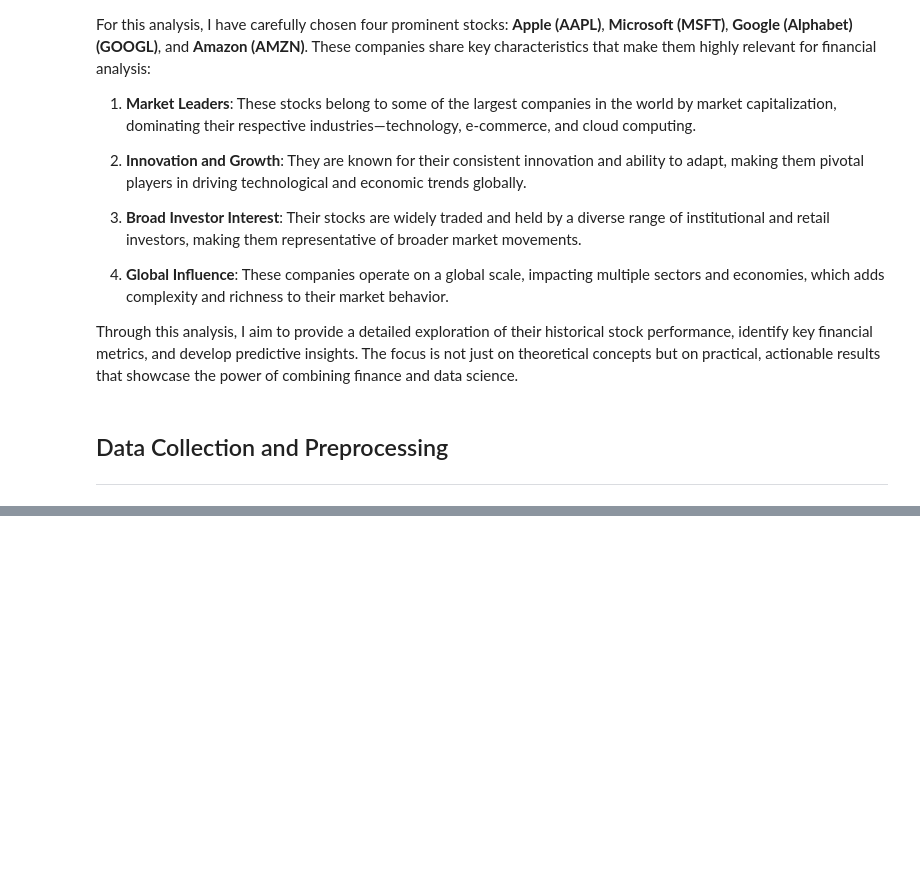
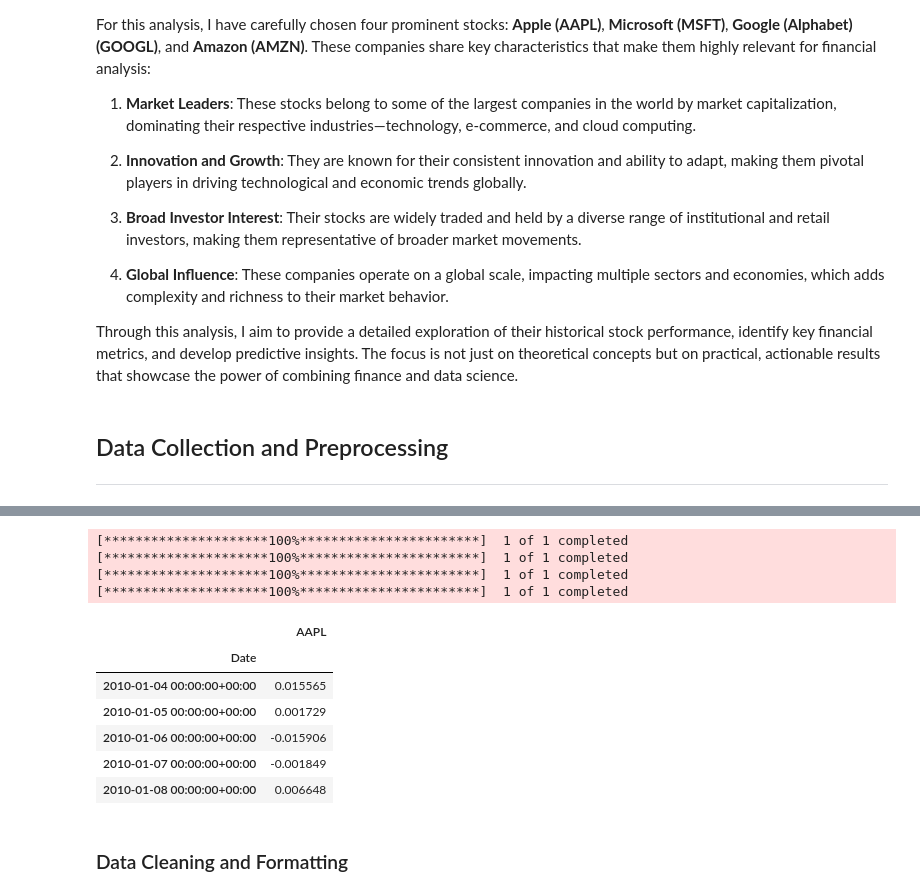
Before and after one commit to TeslimAdeyanju/6-Portfolio-Exploring-Financial-Market-Trends-Analysis, a Jupyter notebook: Exploring-Financia-Market-Analysis.ipynb, the cells around one changed output, grey strips where cells are left out. Cells and saved outputs as stored; diff of their text form; code cells hidden in the pictures; blank space fills up the shorter version.

```diff
--- a/Exploring-Financia-Market-Analysis.ipynb
+++ b/Exploring-Financia-Market-Analysis.ipynb
@@ -380,0 +196,43 @@ Apple Daily Returns Histogram
+# %%
+import quantstats as qs
+import pandas as pd
+
+# Define the time window
+start = '2010-01-01'
+end = '2021-12-31'
+
+# Get returns for each stock within the defined time window
+aapl = qs.utils.download_returns('AAPL').loc[start:end]
+msft = qs.utils.download_returns('MSFT').loc[start:end]
+googl = qs.utils.download_returns('GOOGL').loc[start:end]
+amzn = qs.utils.download_returns('AMZN').loc[start:end]
+
+# Save data to CSV files
+aapl.to_csv('aapl_returns.csv')
+msft.to_csv('msft_returns.csv')
+googl.to_csv('googl_returns.csv')
+amzn.to_csv('amzn_returns.csv')
+# %% [output]
+[*********************100%***********************]  1 of 1 completed
+[*********************100%***********************]  1 of 1 completed
+[*********************100%***********************]  1 of 1 completed
+[*********************100%***********************]  1 of 1 completed
+# %%
+# Load data from CSV files
+aapl_data = pd.read_csv('aapl_returns.csv', index_col=0, parse_dates=True)
+msft_data = pd.read_csv('msft_returns.csv', index_col=0, parse_dates=True)
+googl_data = pd.read_csv('googl_returns.csv', index_col=0, parse_dates=True)
+amzn_data = pd.read_csv('amzn_returns.csv', index_col=0, parse_dates=True)
+# %%
+# view the data
+aapl_data.head()
+# %% [output]
+|  | AAPL |
+| Date |  |
+| 2010-01-04 00:00:00+00:00 | 0.015565 |
+| 2010-01-05 00:00:00+00:00 | 0.001729 |
+| 2010-01-06 00:00:00+00:00 | -0.015906 |
+| 2010-01-07 00:00:00+00:00 | -0.001849 |
+| 2010-01-08 00:00:00+00:00 | 0.006648 |
+# %% [markdown]
+### Data Cleaning and Formatting
```
Also changed, not shown: parts of 39 cells of this notebook, 4 other files.
